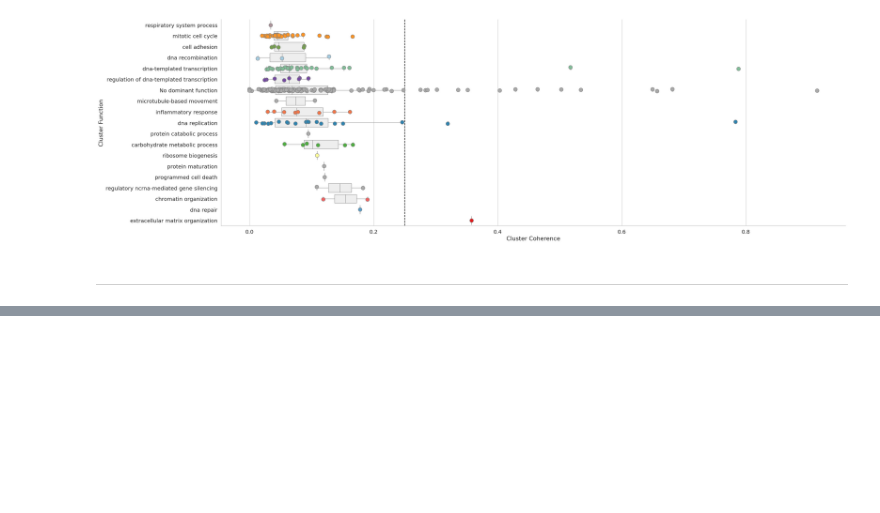
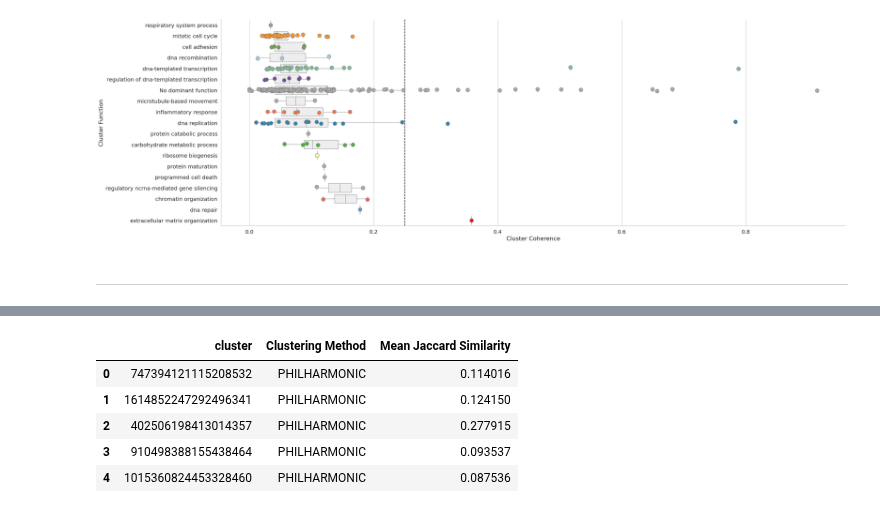
Before and after one commit to samsledje/philharmonic, a Jupyter notebook: nb/02.2_fly_functional_permutation_analysis.ipynb, the cells around one changed output, grey strips where cells are left out. Cells and saved outputs as stored; diff of their text form; code cells hidden in the pictures; blank space fills up the shorter version.

```diff
--- a/nb/02.2_fly_functional_permutation_analysis.ipynb
+++ b/nb/02.2_fly_functional_permutation_analysis.ipynb
@@ -364,0 +436,45 @@ plt.show()
+# %%
+rng = np.random.default_rng(seed=42)
+shuffled_group_bit_vectors = {
+    k: v
+    for k, v in zip(
+        protein_group_bvs.keys(),
+        rng.permutation(list(protein_group_bvs.values())),
+        strict=False,
+    )
+}
+# %%
+cluster_jaccards_perm = {}
+
+for k, clust in tqdm(cluster_dict.items()):
+    cjaccard = []
+    for p1, p2 in combinations(
+        clust["members"] + list(clust["recipe"]["degree"]["0.75"]), 2
+    ):
+        jc = 1 - jaccard(shuffled_group_bit_vectors[p1], shuffled_group_bit_vectors[p2])
+        cjaccard.append(jc)
+    cluster_jaccards_perm[k] = np.array(cjaccard)
+# %%
+phil_mean = [np.mean(i) for i in cluster_jaccards.values()]
+permute_mean = [np.mean(i) for i in cluster_jaccards_perm.values()]
+coherence_df = (
+    pd.DataFrame(
+        {
+            "cluster": list(cluster_jaccards.keys()),
+            "PHILHARMONIC": phil_mean,
+            "Random Clustering": permute_mean,
+        }
+    )
+    .melt("cluster")
+    .rename(
+        {"variable": "Clustering Method", "value": "Mean Jaccard Similarity"}, axis=1
+    )
+)
+coherence_df.head()
+# %% [output]
+|  | cluster | Clustering Method | Mean Jaccard Similarity |
+| 0 | 747394121115208532 | PHILHARMONIC | 0.114016 |
+| 1 | 1614852247292496341 | PHILHARMONIC | 0.124150 |
+| 2 | 402506198413014357 | PHILHARMONIC | 0.277915 |
+| 3 | 910498388155438464 | PHILHARMONIC | 0.093537 |
+| 4 | 1015360824453328460 | PHILHARMONIC | 0.087536 |
```
Also changed, not shown: parts of 8 cells of this notebook, 7 other files.
